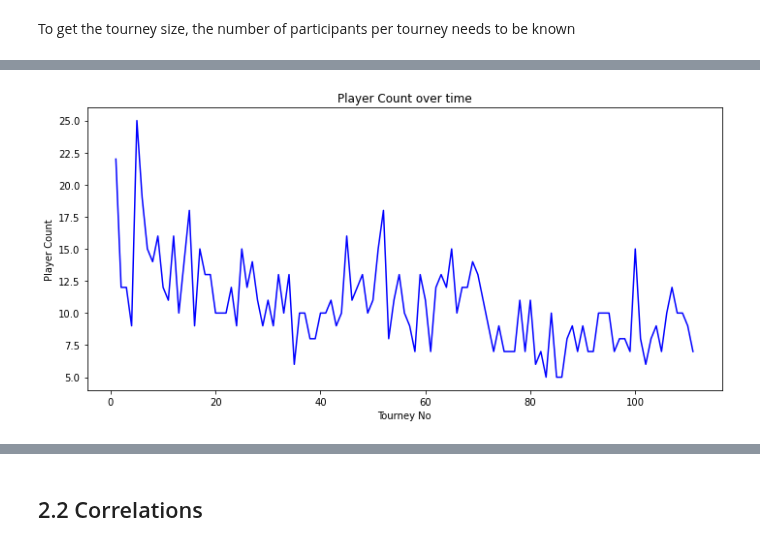
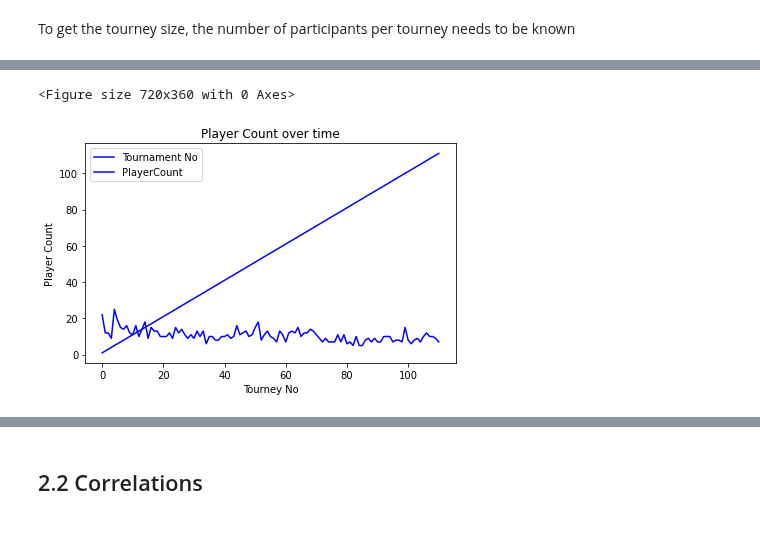
Before and after one commit to DarrenCCT/Tournament-Analysis, a Jupyter notebook: EUAC - Analysis.ipynb, the cells around one changed output, grey strips where cells are left out. Drawn from its saved outputs; the diff is of its cells as text; code cells hidden in the pictures.

Commit message:
Add files via upload
Moving towards indentifying strongest players.

```diff
--- a/EUAC - Analysis.ipynb
+++ b/EUAC - Analysis.ipynb
@@ -790,4 +790,4 @@ combine = pd.concat([df1,df2])
 
 combine = combine.drop_duplicates()
 # %%
-testing = combine.groupby(["Tournament No"])["Player"].size().reset_index(name="PlayerCount")
+testing = combine.groupby(["Tournament No", "Date"])["Player"].size().reset_index(name="PlayerCount")
@@ -810,11 +948,12 @@ testing
 # %%
 plt.figure(figsize=(10, 5))
-test.plot(kind="line", color="blue")
+testing.plot(kind="line", color="blue")
 plt.ylabel("Player Count")
 plt.xlabel("Tourney No")
 plt.title("Player Count over time")
 plt.xticks(rotation=0)
 plt.tight_layout()
 plt.show()
 # %% [output]
+<Figure size 720x360 with 0 Axes>
-[figure, old version]
+[figure, new version]
```
Also changed, not shown: parts of 24 cells of this notebook.
